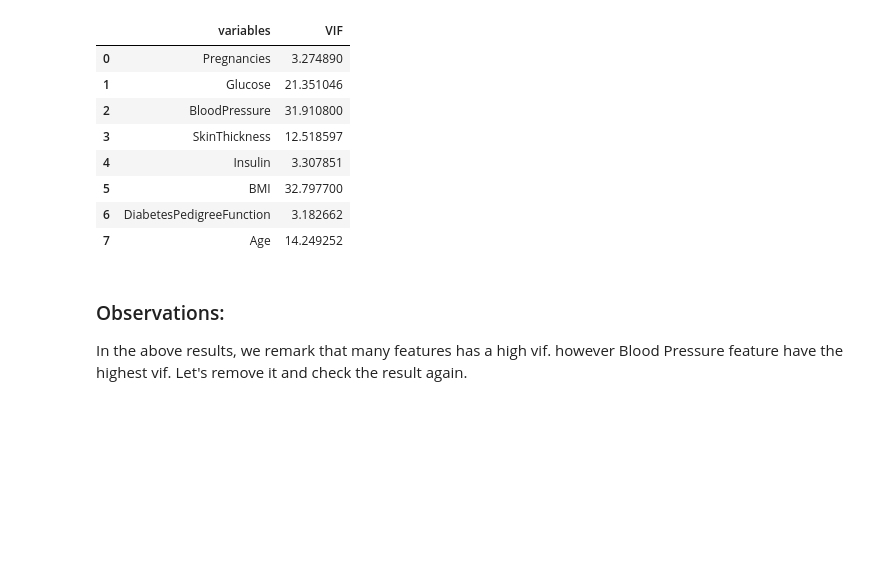
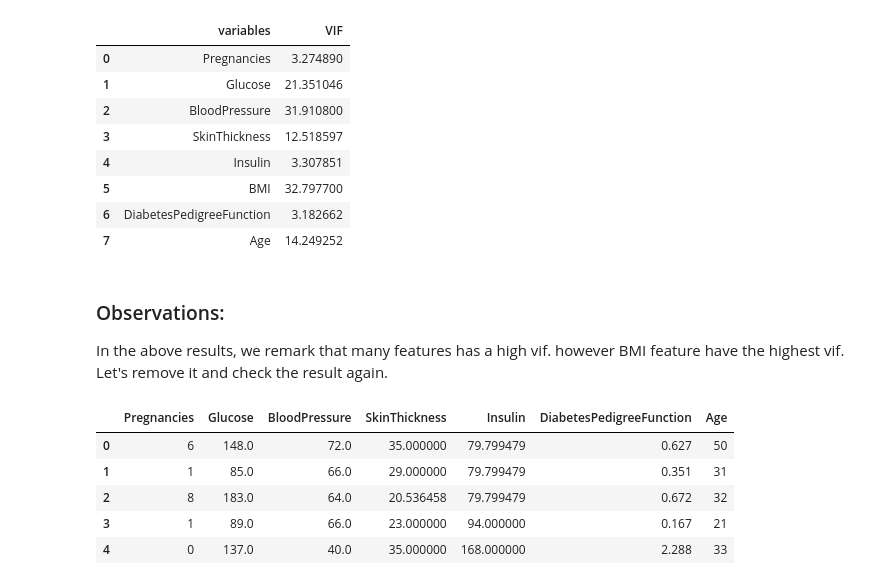
Before and after one commit to dajebbar/Diabetes-Classification, a Jupyter notebook: Multicollinearity_and_VIF.ipynb, the cells around one changed output. Saved outputs shown, nothing was run; the diff lists cells and outputs as text; code cells hidden in the pictures; blank space fills up the shorter version.

```diff
--- a/Multicollinearity_and_VIF.ipynb
+++ b/Multicollinearity_and_VIF.ipynb
@@ -140,4 +140,15 @@ check_vif(data)
 | 7 | Age | 14.249252 |
 # %% [markdown]
 ### Observations:
-In the above results, we remark that many features has a high vif. however Blood Pressure feature have the highest vif. Let's remove it and check the result again.
+In the above results, we remark that many features has a high vif. however BMI feature have the highest vif. Let's remove it and check the result again.
+# %%
+data2 = data.copy()
+data2.drop(columns=['BMI'], inplace=True)
+data2.head()
+# %% [output]
+|  | Pregnancies | Glucose | BloodPressure | SkinThickness | Insulin | DiabetesPedigreeFunction | Age |
+| 0 | 6 | 148.0 | 72.0 | 35.000000 | 79.799479 | 0.627 | 50 |
+| 1 | 1 | 85.0 | 66.0 | 29.000000 | 79.799479 | 0.351 | 31 |
+| 2 | 8 | 183.0 | 64.0 | 20.536458 | 79.799479 | 0.672 | 32 |
+| 3 | 1 | 89.0 | 66.0 | 23.000000 | 94.000000 | 0.167 | 21 |
+| 4 | 0 | 137.0 | 40.0 | 35.000000 | 168.000000 | 2.288 | 33 |
```
Also changed, not shown: parts of 11 cells of this notebook.
